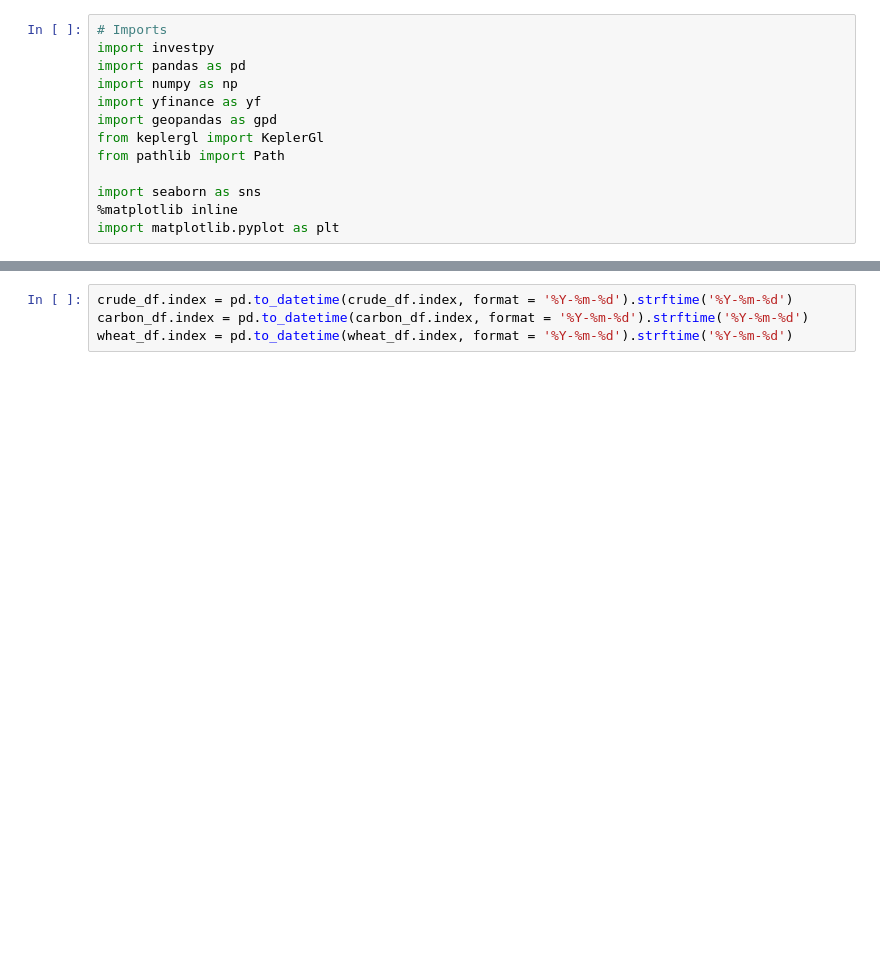
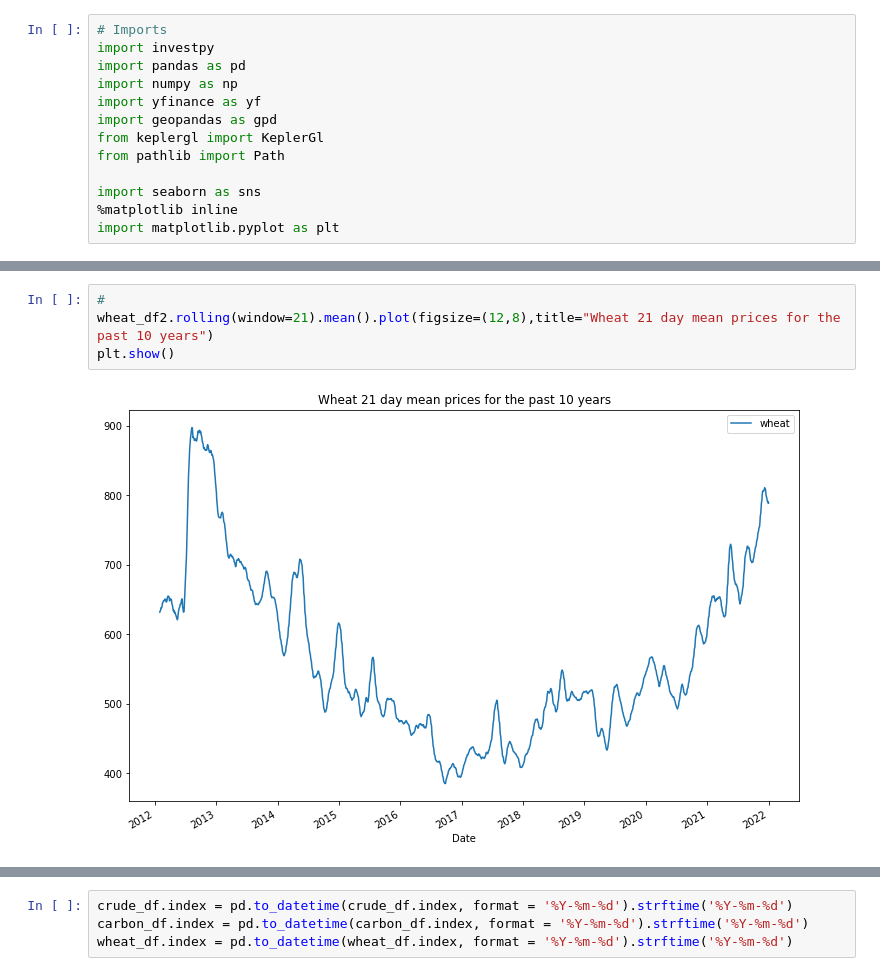
Before and after one commit to mrness/Prediction_Prices_Of_Wheat, a Jupyter notebook: Notebooks/master-notebook.ipynb, the cells around one changed output, grey strips where cells are left out. Cells and saved outputs as stored; diff of their text form; blank space fills up the shorter version.

```diff
--- a/Notebooks/master-notebook.ipynb
+++ b/Notebooks/master-notebook.ipynb
@@ -13,0 +34,6 @@ import matplotlib.pyplot as plt
+# %%
+#
+wheat_df2.rolling(window=21).mean().plot(figsize=(12,8),title="Wheat 21 day mean prices for the past 10 years")
+plt.show()
+# %% [output]
+[figure, added]
```
Also changed, not shown: parts of 56 cells of this notebook, 40 other files.
